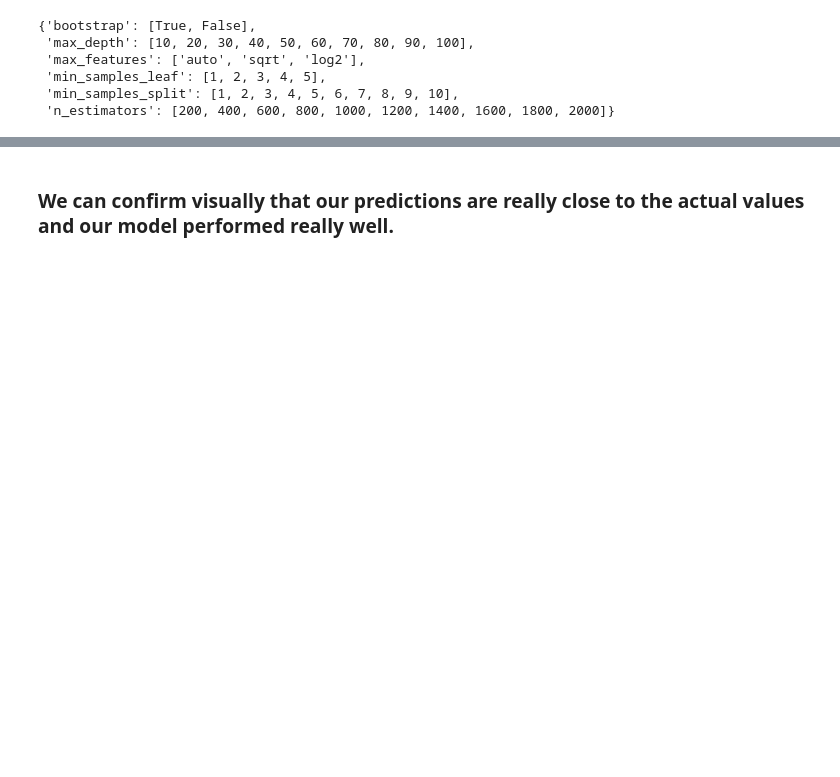
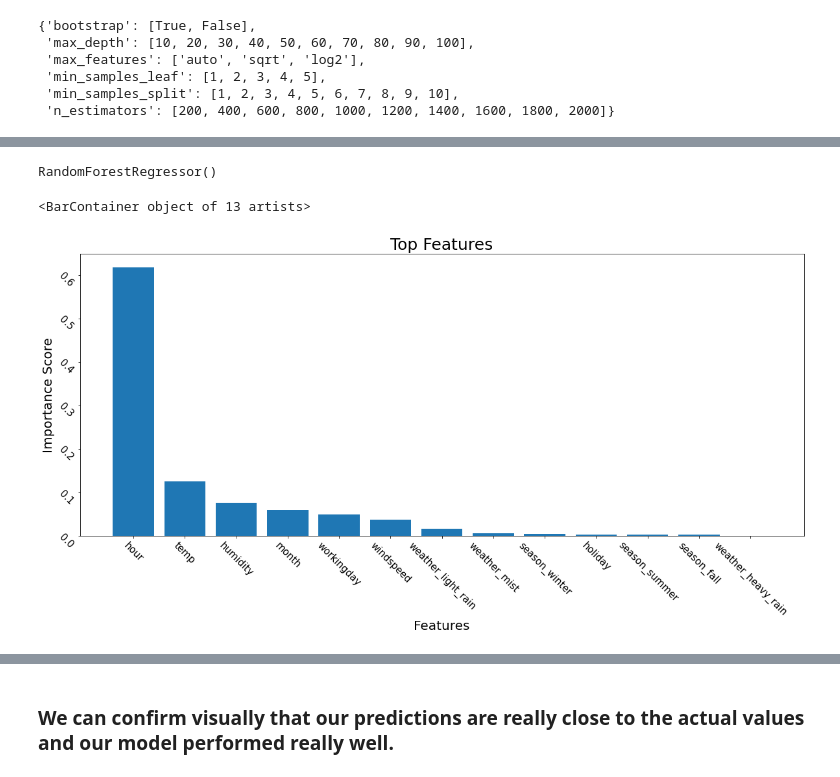
Before and after one commit to charles-42/Bike-Sharing-Demand-Prediction, a Jupyter notebook: bike_sharing_modelling_Part3.ipynb, the cells around one changed output, grey strips where cells are left out. Cells and saved outputs as stored; diff of their text form; code cells hidden in the pictures; blank space fills up the shorter version.

```diff
--- a/bike_sharing_modelling_Part3.ipynb
+++ b/bike_sharing_modelling_Part3.ipynb
@@ -113,0 +113,3 @@ test_df.sample(3)
+# %%
+cols = [x for x in train_df.columns if x!='count']
+cols
@@ -383,0 +461,28 @@ plt.show()
+# %%
+X = train_df.iloc[:, :-1]
+y = train_df.iloc[:, -1]
+X_train, X_test, y_train, y_test = train_test_split(X, y, test_size=0.2, random_state=42)
+# %%
+model = RandomForestRegressor()
+model.fit(X_train, y_train)
+# %% [output]
+RandomForestRegressor()
+# %%
+'''
+FEATURE IMPORTANCE METHOD :-
+
+Here we will make use of feature_importances_ attribute of Random Forest to look at
+which features did our model considered the most important.
+'''
+plt.figure(figsize=(20, 8))
+plt.title("Top Features", fontsize=25)
+plt.xlabel("Features", fontsize=20)
+plt.ylabel("Importance Score", fontsize=20)
+plt.xticks(rotation=-45, fontsize=15)
+plt.yticks(rotation=-45, fontsize=15)
+feat_importances = pd.Series(model.feature_importances_, index= cols)
+feat_importances = feat_importances.sort_values(ascending=False)
+plt.bar(feat_importances.index, feat_importances)
+# %% [output]
+<BarContainer object of 13 artists>
+[figure, added]
```
Also changed, not shown: parts of 90 cells of this notebook.
